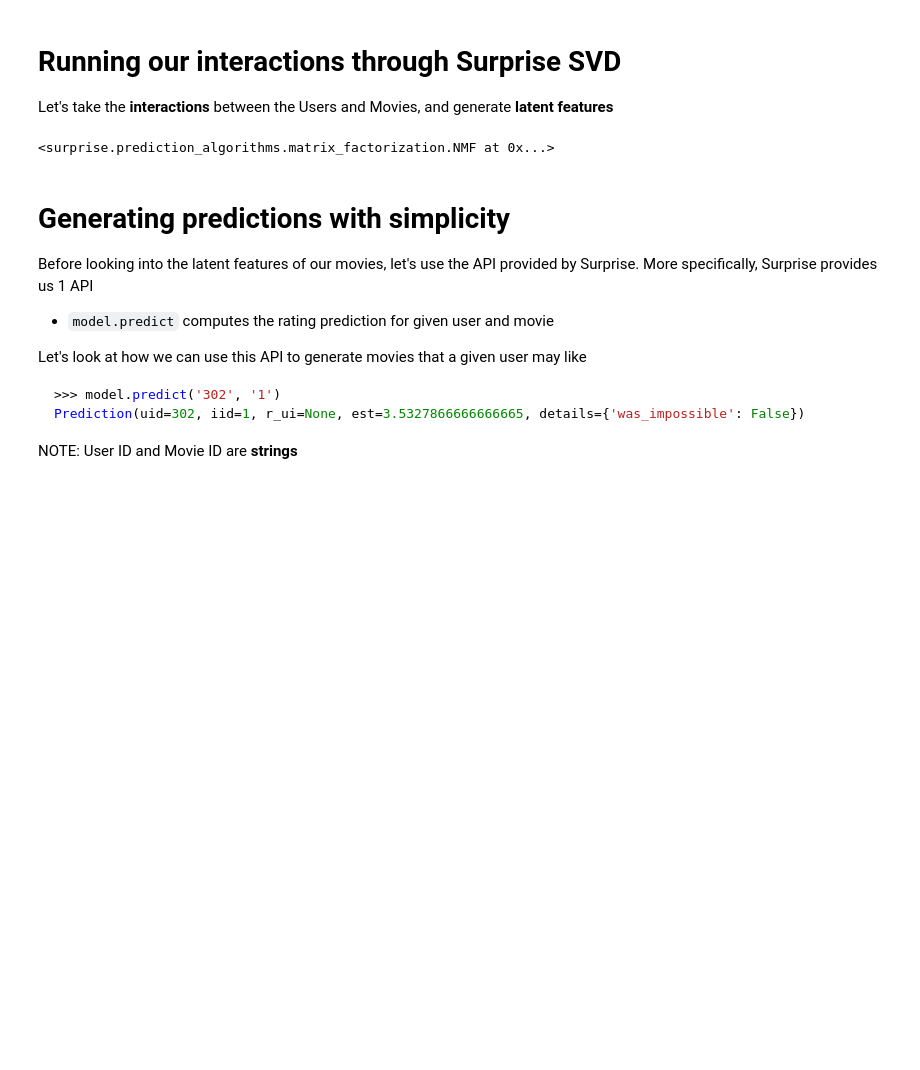
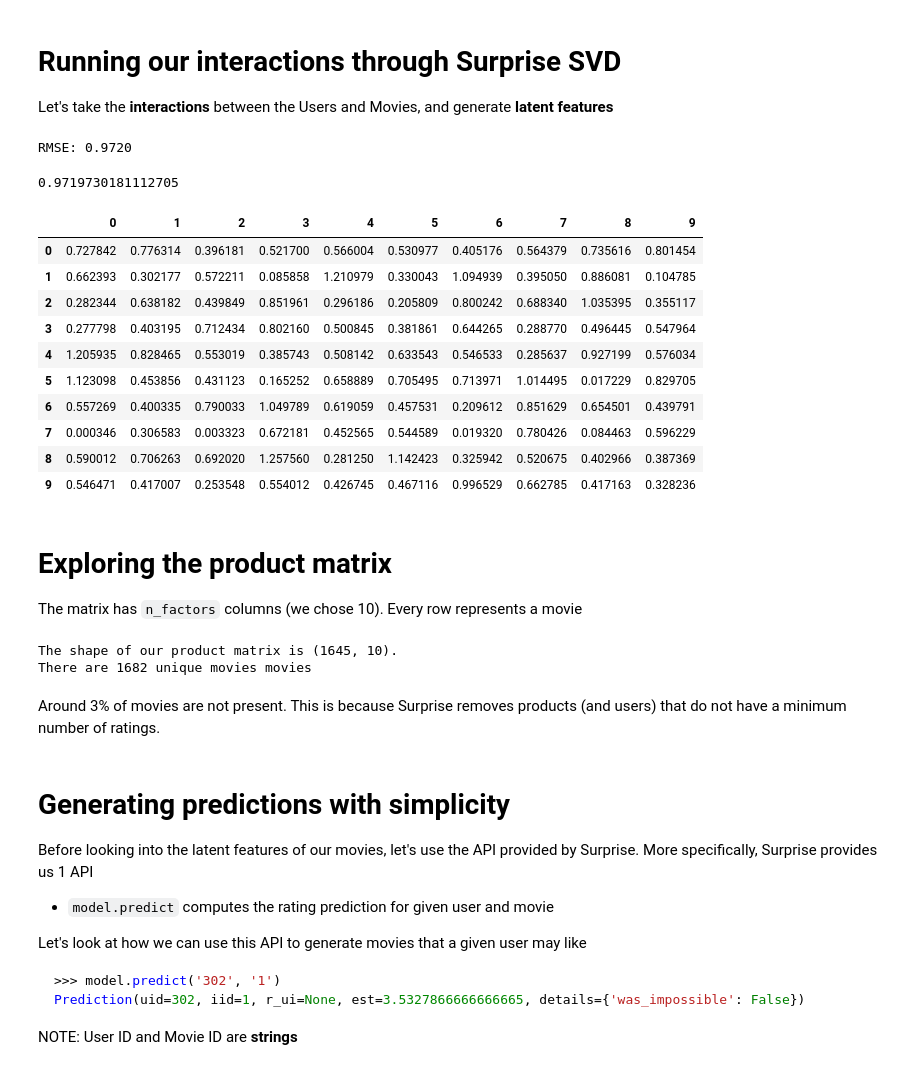
Before and after one commit to PirosB3/PyConUS2018, a Jupyter notebook: Talk-Copy1.ipynb, the cells around one changed output. Saved outputs shown, nothing was run; the diff lists cells and outputs as text; code cells hidden in the pictures; blank space fills up the shorter version.

```diff
--- a/Talk-Copy1.ipynb
+++ b/Talk-Copy1.ipynb
@@ -130,18 +140,53 @@ On average, people really LOVE toy story! and I don't blame them!
 
 Let's take the **interactions** between the Users and Movies, and generate **latent features**
 # %%
-from surprise import SVD, NMF
-from surprise import Dataset
+from surprise import SVD, NMF, accuracy
+from surprise import Dataset, Reader
 from surprise.model_selection import cross_validate, train_test_split
 
+# For simplicity, we are going to load the ml-100k preset already existing in Surprise
+# data = Dataset.load_builtin('ml-100k')
 
-data = Dataset.load_builtin('ml-100k')
+reader = Reader(rating_scale=(1, 5))
+data = Dataset.load_from_df(ratings_data[['user_id', 'movie_id', 'rating']], reader)
 trainset, testset = train_test_split(data, test_size=.25)
 
+# Let's train a new Nonnegative SVD
 model = NMF(n_factors=10, biased=False)
 model.fit(trainset)
+
+# Validate the model has learned appropriately
+predictions = model.test(testset)
+accuracy.rmse(predictions)
 # %% [output]
-<surprise.prediction_algorithms.matrix_factorization.NMF at 0x...>
+RMSE: 0.9720
+0.9719730181112705
+# %%
+pd.DataFrame(model.qi).head(10)
+# %% [output]
+|  | 0 | 1 | 2 | 3 | 4 | 5 | 6 | 7 | 8 | 9 |
+| 0 | 0.727842 | 0.776314 | 0.396181 | 0.521700 | 0.566004 | 0.530977 | 0.405176 | 0.564379 | 0.735616 | 0.801454 |
+| 1 | 0.662393 | 0.302177 | 0.572211 | 0.085858 | 1.210979 | 0.330043 | 1.094939 | 0.395050 | 0.886081 | 0.104785 |
+| 2 | 0.282344 | 0.638182 | 0.439849 | 0.851961 | 0.296186 | 0.205809 | 0.800242 | 0.688340 | 1.035395 | 0.355117 |
+| 3 | 0.277798 | 0.403195 | 0.712434 | 0.802160 | 0.500845 | 0.381861 | 0.644265 | 0.288770 | 0.496445 | 0.547964 |
+| 4 | 1.205935 | 0.828465 | 0.553019 | 0.385743 | 0.508142 | 0.633543 | 0.546533 | 0.285637 | 0.927199 | 0.576034 |
+| 5 | 1.123098 | 0.453856 | 0.431123 | 0.165252 | 0.658889 | 0.705495 | 0.713971 | 1.014495 | 0.017229 | 0.829705 |
+| 6 | 0.557269 | 0.400335 | 0.790033 | 1.049789 | 0.619059 | 0.457531 | 0.209612 | 0.851629 | 0.654501 | 0.439791 |
+| 7 | 0.000346 | 0.306583 | 0.003323 | 0.672181 | 0.452565 | 0.544589 | 0.019320 | 0.780426 | 0.084463 | 0.596229 |
+| 8 | 0.590012 | 0.706263 | 0.692020 | 1.257560 | 0.281250 | 1.142423 | 0.325942 | 0.520675 | 0.402966 | 0.387369 |
+| 9 | 0.546471 | 0.417007 | 0.253548 | 0.554012 | 0.426745 | 0.467116 | 0.996529 | 0.662785 | 0.417163 | 0.328236 |
+# %% [markdown]
+# Exploring the product matrix
+
+The matrix has `n_factors` columns (we chose 10). Every row represents a movie
+# %%
+print(f"The shape of our product matrix is {model.qi.shape}.")
+print(f"There are {ratings_data['movie_id'].unique().shape[0]} unique movies movies")
+# %% [output]
+The shape of our product matrix is (1645, 10).
+There are 1682 unique movies movies
+# %% [markdown]
+Around 3% of movies are not present. This is because Surprise removes products (and users) that do not have a minimum number of ratings.
 # %% [markdown]
 # Generating predictions with simplicity
 
```
Also changed, not shown: parts of 13 cells of this notebook, 1 other file.
